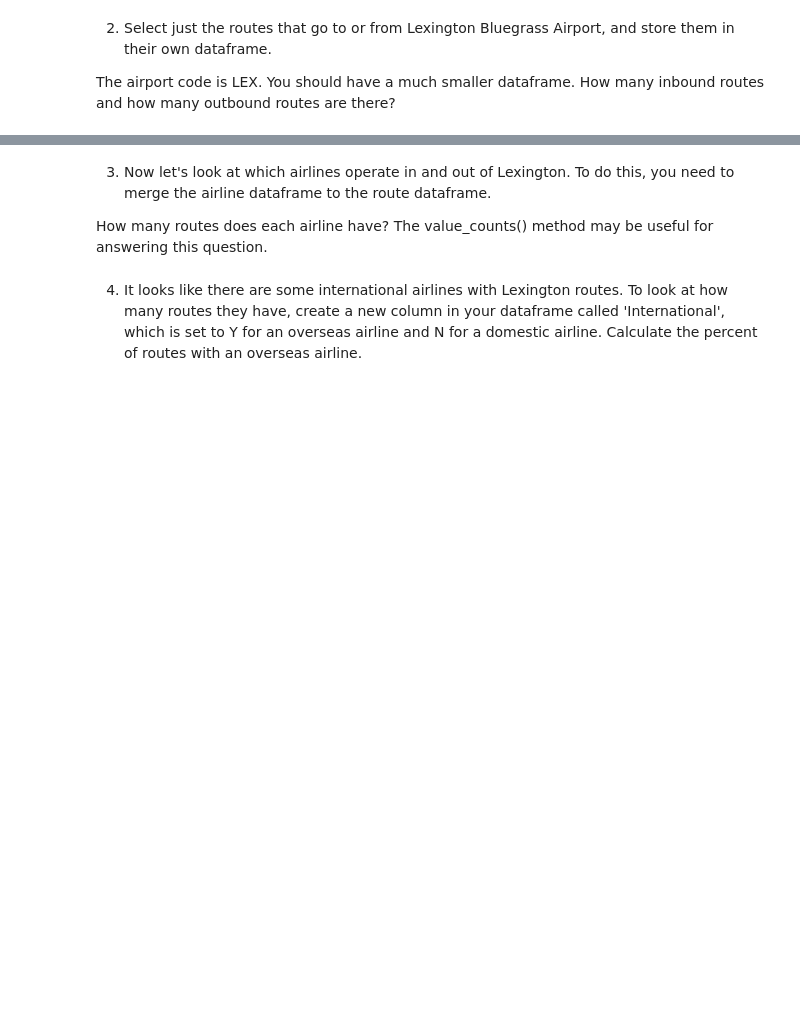
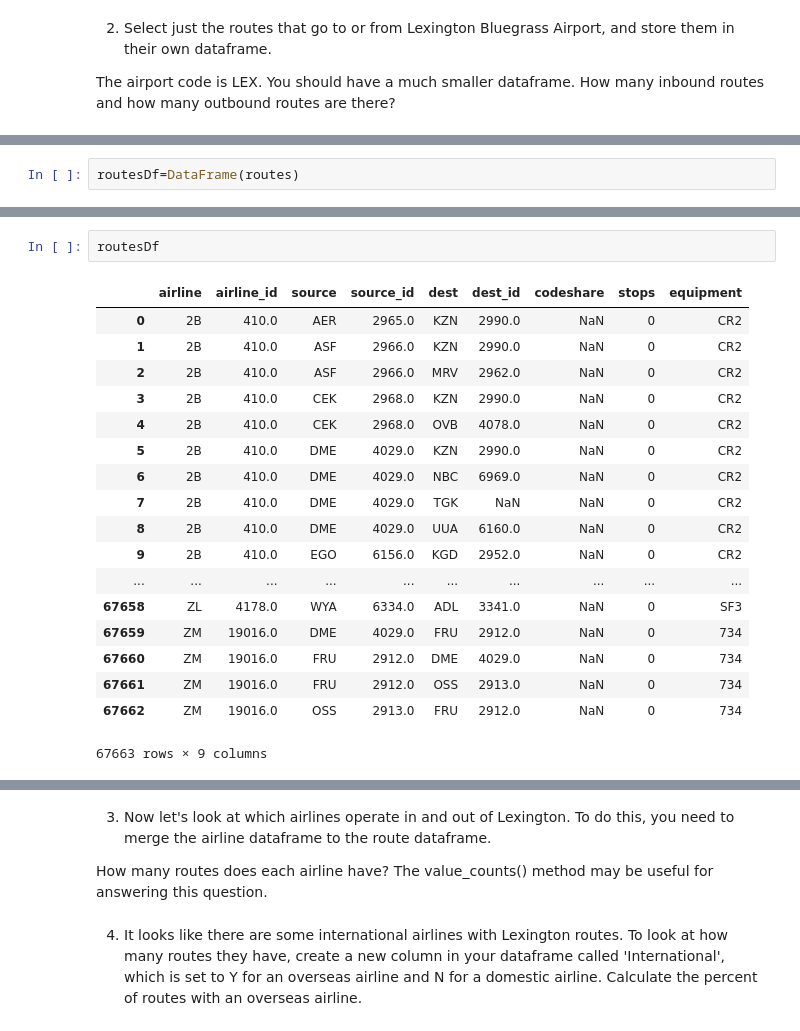
Before and after one commit to uky-transport-data-science/ce599, a Jupyter notebook: 9-Data Wrangling/open-flights.ipynb, the cells around one changed output, grey strips where cells are left out. Drawn from its saved outputs; the diff is of its cells as text; blank space fills up the shorter version.

```diff
--- a/9-Data Wrangling/open-flights.ipynb
+++ b/9-Data Wrangling/open-flights.ipynb
@@ -37,0 +102,2 @@ The airport code is LEX.  You should have a much smaller dataframe.  How many in
+# %%
+routesDf=DataFrame(routes)
@@ -37,0 +124,21 @@ The airport code is LEX.  You should have a much smaller dataframe.  How many in
+# %%
+routesDf
+# %% [output]
+|  | airline | airline_id | source | source_id | dest | dest_id | codeshare | stops | equipment |
+| 0 | 2B | 410.0 | AER | 2965.0 | KZN | 2990.0 | NaN | 0 | CR2 |
+| 1 | 2B | 410.0 | ASF | 2966.0 | KZN | 2990.0 | NaN | 0 | CR2 |
+| 2 | 2B | 410.0 | ASF | 2966.0 | MRV | 2962.0 | NaN | 0 | CR2 |
+| 3 | 2B | 410.0 | CEK | 2968.0 | KZN | 2990.0 | NaN | 0 | CR2 |
+| 4 | 2B | 410.0 | CEK | 2968.0 | OVB | 4078.0 | NaN | 0 | CR2 |
+| 5 | 2B | 410.0 | DME | 4029.0 | KZN | 2990.0 | NaN | 0 | CR2 |
+| 6 | 2B | 410.0 | DME | 4029.0 | NBC | 6969.0 | NaN | 0 | CR2 |
+| 7 | 2B | 410.0 | DME | 4029.0 | TGK | NaN | NaN | 0 | CR2 |
+| 8 | 2B | 410.0 | DME | 4029.0 | UUA | 6160.0 | NaN | 0 | CR2 |
+| 9 | 2B | 410.0 | EGO | 6156.0 | KGD | 2952.0 | NaN | 0 | CR2 |
+| ... | ... | ... | ... | ... | ... | ... | ... | ... | ... |
+| 67658 | ZL | 4178.0 | WYA | 6334.0 | ADL | 3341.0 | NaN | 0 | SF3 |
+| 67659 | ZM | 19016.0 | DME | 4029.0 | FRU | 2912.0 | NaN | 0 | 734 |
+| 67660 | ZM | 19016.0 | FRU | 2912.0 | DME | 4029.0 | NaN | 0 | 734 |
+| 67661 | ZM | 19016.0 | FRU | 2912.0 | OSS | 2913.0 | NaN | 0 | 734 |
+| 67662 | ZM | 19016.0 | OSS | 2913.0 | FRU | 2912.0 | NaN | 0 | 734 |
+67663 rows × 9 columns
```
Also changed, not shown: parts of 7 cells of this notebook, 1 other file.
